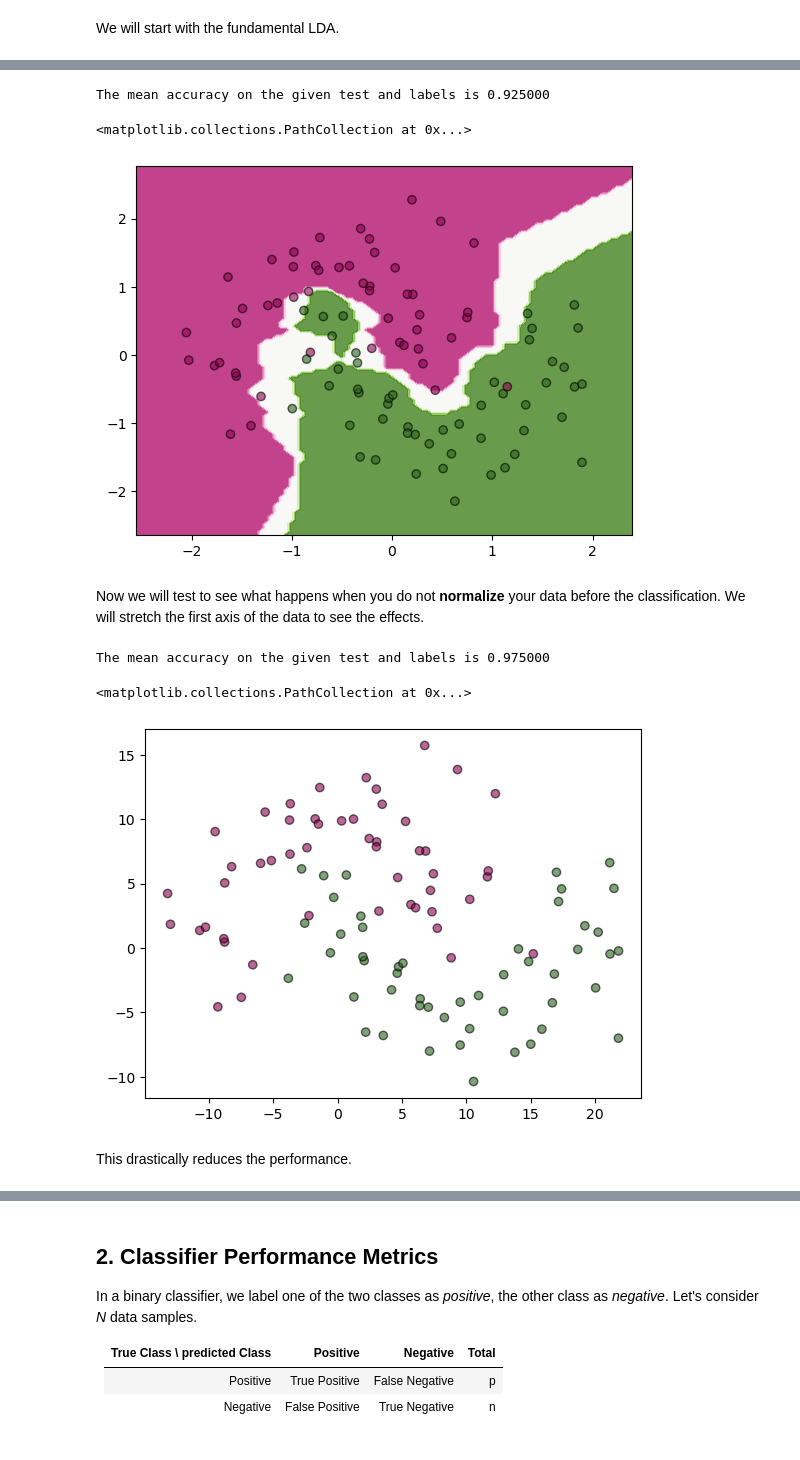
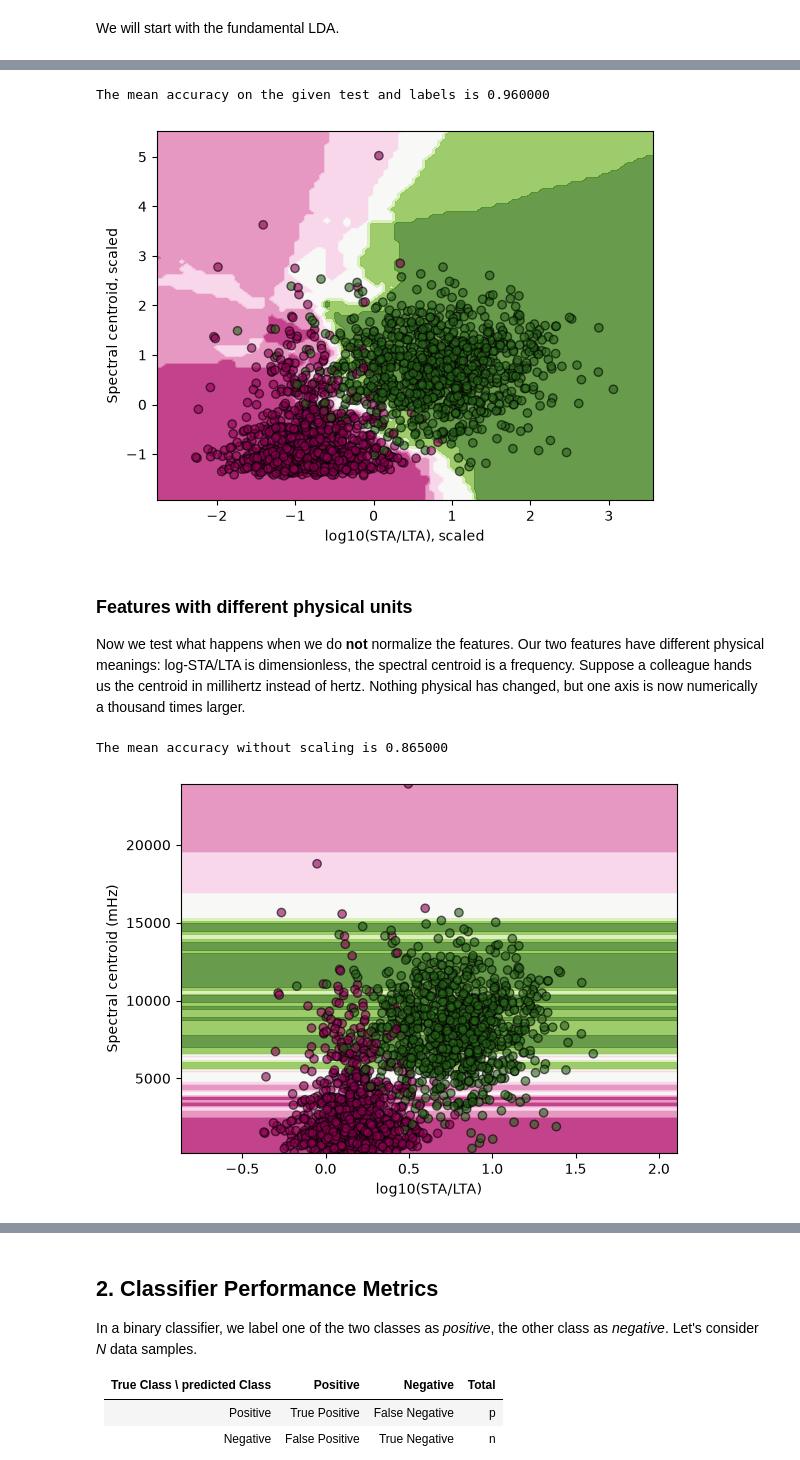
Before and after one commit to geo-smart/mlgeo-book, a Jupyter notebook: book/Chapter3-MachineLearning/3.4_binary_classification.ipynb, the cells around one changed output, grey strips where cells are left out. Drawn from its saved outputs; the diff is of its cells as text; code cells hidden in the pictures.

```diff
--- a/book/Chapter3-MachineLearning/3.4_binary_classification.ipynb
+++ b/book/Chapter3-MachineLearning/3.4_binary_classification.ipynb
@@ -40,0 +16,8 @@ plt.scatter(X[:,0],X[:,1],c=y, cmap='PiYG', edgecolors="k");plt.grid(True)
+# %%
+import numpy as np
+import pandas as pd
+import matplotlib.pyplot as plt
+import mlgeo_synth
+
+df = mlgeo_synth.detector_features(n=2000, event_fraction=0.5, seed=42)
+df.head()
@@ -40,0 +47,3 @@ plt.scatter(X[:,0],X[:,1],c=y, cmap='PiYG', edgecolors="k");plt.grid(True)
+# %%
+X = np.column_stack([np.log10(df["sta_lta"]), df["spectral_centroid_hz"]])
+y = df["label"].values
@@ -76,10 +98,9 @@ Let's try a different classifer: KNN
 # %%
+from sklearn.neighbors import KNeighborsClassifier
+
 # define ML
-K = 2
-clf= KNeighborsClassifier(K)
-
-# normalize data.
-X = StandardScaler().fit_transform(X)
+K = 5
+clf = KNeighborsClassifier(K)
 
 # split data between train and test set.
 X_train, X_test, y_train, y_test = train_test_split(X, y, test_size=0.4, random_state=42)
@@ -89,16 +110,16 @@ clf.fit(X_train, y_train)
 
 # calculate the mean accuracy on the given test data and labels.
 score = clf.score(X_test, y_test)
-print("The mean accuracy on the given test and labels is %f" %score)
+print("The mean accuracy on the given test and labels is %f" % score)
 # %% [output]
-The mean accuracy on the given test and labels is 0.925000
+The mean accuracy on the given test and labels is 0.960000
 # %%
 # plot the decision boundary as a background
 ax = plt.subplot()
 DecisionBoundaryDisplay.from_estimator(clf, X, cmap='PiYG', alpha=0.8, ax=ax, eps=0.5)
 ax.scatter(X[:, 0], X[:, 1], c=y, cmap='PiYG', alpha=0.6, edgecolors="k")
+ax.set_xlabel("log10(STA/LTA), scaled")
+ax.set_ylabel("Spectral centroid, scaled")
+plt.show()
 # %% [output]
-<matplotlib.collections.PathCollection at 0x...>
-[figure, old version]
+[figure, new version]
-# %% [markdown]
-Now we will test to see what happens when you do not **normalize** your data before the classification. We will stretch the first axis of the data to see the effects.
@@ -110,26 +126,25 @@ X[:,1] = 10*X[:,1]
+# %% [markdown]
+### Features with different physical units
+
+Now we test what happens when we do **not** normalize the features. Our two features have different physical meanings: log-STA/LTA is dimensionless, the spectral centroid is a frequency. Suppose a colleague hands us the centroid in millihertz instead of hertz. Nothing physical has changed, but one axis is now numerically a thousand times larger.
 # %%
+# rebuild the raw features, spectral centroid now in millihertz
+X_raw = np.column_stack([np.log10(df["sta_lta"]), df["spectral_centroid_hz"] * 1000.0])
 
-# define ML
-K = 5
-clf= KNeighborsClassifier(K)
-
-# split data between train and test set.
-X_train, X_test, y_train, y_test = train_test_split(X, y, test_size=0.4, random_state=42)
-
-# Fit the model.
-clf.fit(X_train, y_train)
-
-# calculate the mean accuracy on the given test data and labels.
-score = clf.score(X_test, y_test)
-print("The mean accuracy on the given test and labels is %f" %score)
+# same KNN, but no scaling this time
+clf_raw = KNeighborsClassifier(K)
+Xr_train, Xr_test, yr_train, yr_test = train_test_split(X_raw, y, test_size=0.4, random_state=42)
+clf_raw.fit(Xr_train, yr_train)
+score = clf_raw.score(Xr_test, yr_test)
+print("The mean accuracy without scaling is %f" % score)
 
 # plot the decision boundary as a background
 ax = plt.subplot()
-# DecisionBoundaryDisplay.from_estimator(clf, X, cmap='PiYG', alpha=0.8, ax=ax, eps=0.5)
-ax.scatter(X[:, 0], X[:, 1], c=y, cmap='PiYG', alpha=0.6, edgecolors="k")
+DecisionBoundaryDisplay.from_estimator(clf_raw, X_raw, cmap='PiYG', alpha=0.8, ax=ax, eps=0.5)
+ax.scatter(X_raw[:, 0], X_raw[:, 1], c=y, cmap='PiYG', alpha=0.6, edgecolors="k")
+ax.set_xlabel("log10(STA/LTA)")
+ax.set_ylabel("Spectral centroid (mHz)")
+plt.show()
 # %% [output]
-The mean accuracy on the given test and labels is 0.975000
+The mean accuracy without scaling is 0.865000
-<matplotlib.collections.PathCollection at 0x...>
-[figure, old version]
+[figure, new version]
-# %% [markdown]
-This drastically reduces the performance.
```
Also changed, not shown: parts of 37 cells of this notebook, 12 other files.
